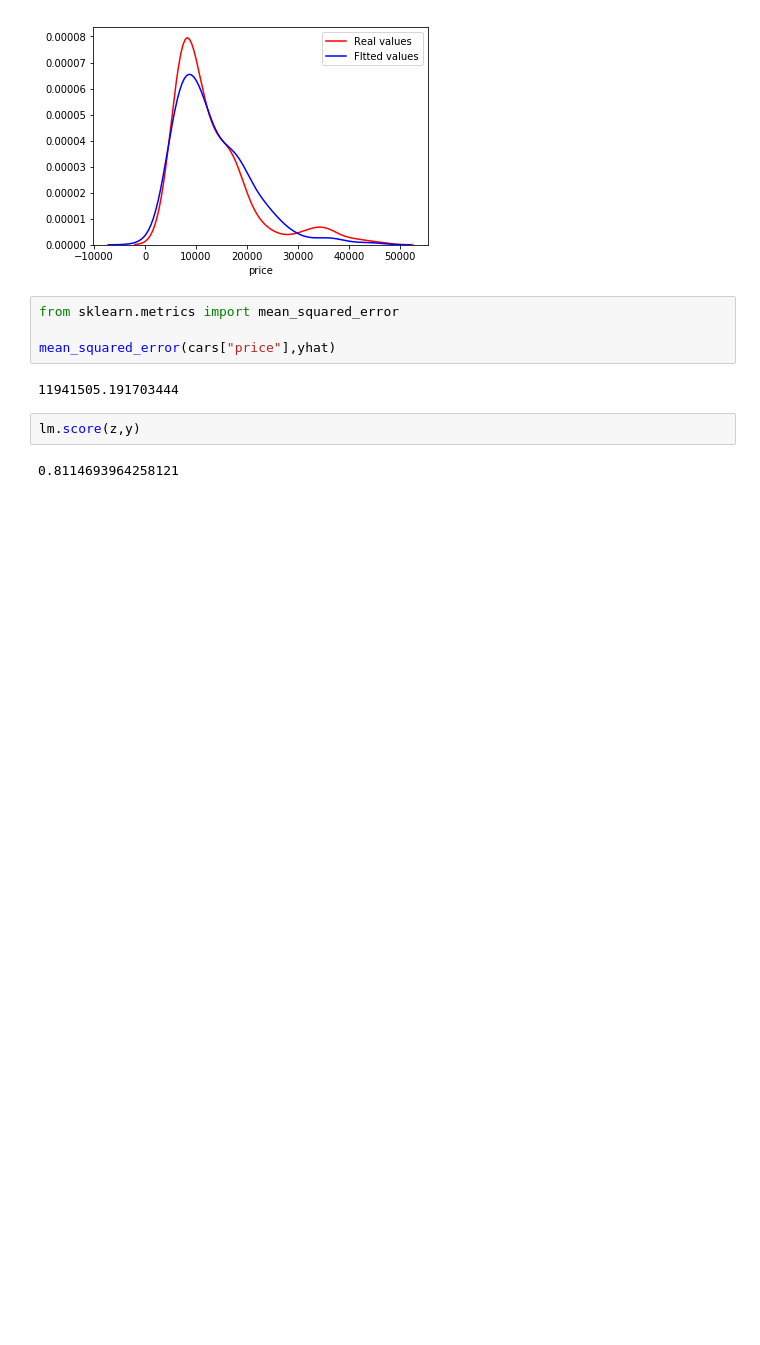
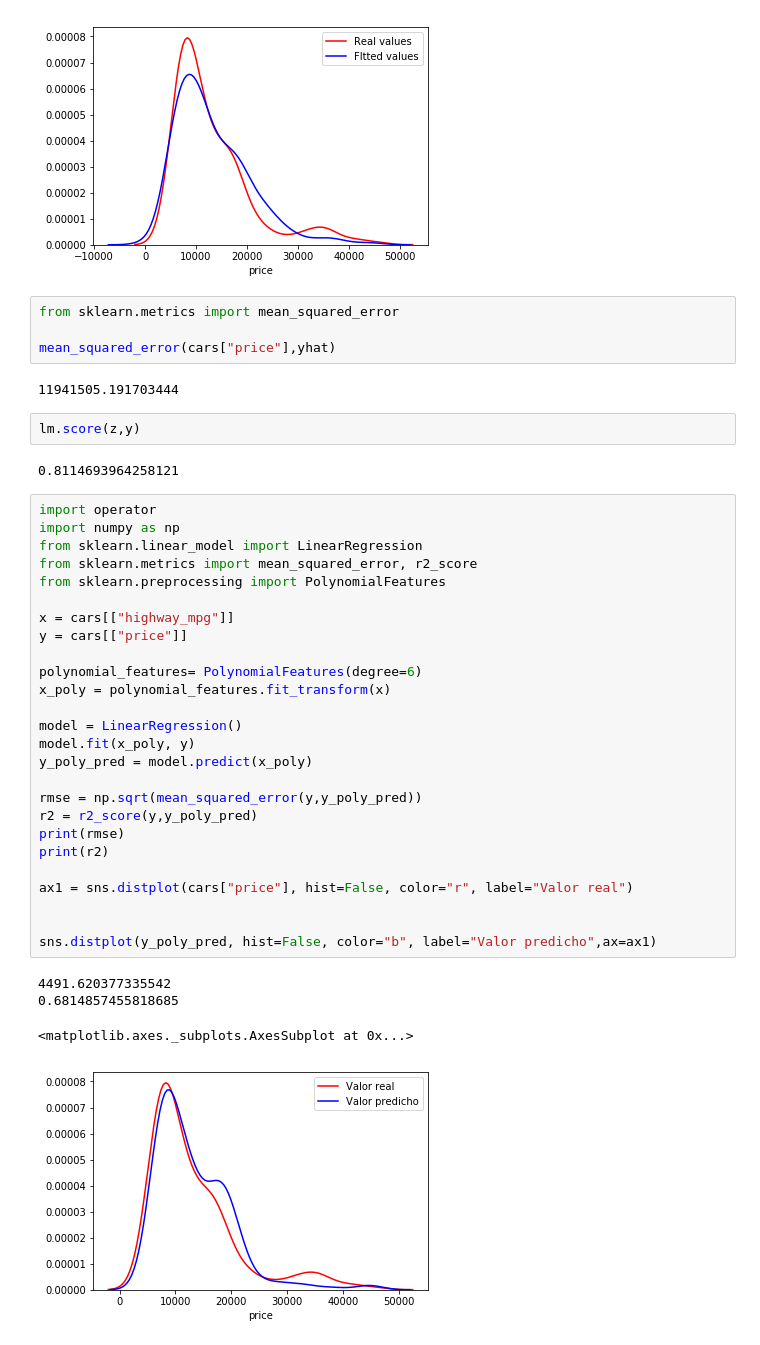
Before and after one commit to StarmasterArg/Cars-analysis, a Jupyter notebook: AUTOS.ipynb, the cells around one changed output. Drawn from its saved outputs; the diff is of its cells as text; blank space fills up the shorter version.

Commit message:
multiple poly regression

```diff
--- a/AUTOS.ipynb
+++ b/AUTOS.ipynb
@@ -392,3 +392,34 @@ mean_squared_error(cars["price"],yhat)
 lm.score(z,y)
 # %% [output]
 0.8114693964258121
+# %%
+import operator
+import numpy as np
+from sklearn.linear_model import LinearRegression
+from sklearn.metrics import mean_squared_error, r2_score
+from sklearn.preprocessing import PolynomialFeatures
+
+x = cars[["highway_mpg"]]
+y = cars[["price"]]
+
+polynomial_features= PolynomialFeatures(degree=6)
+x_poly = polynomial_features.fit_transform(x)
+
+model = LinearRegression()
+model.fit(x_poly, y)
+y_poly_pred = model.predict(x_poly)
+
+rmse = np.sqrt(mean_squared_error(y,y_poly_pred))
+r2 = r2_score(y,y_poly_pred)
+print(rmse)
+print(r2)
+
+ax1 = sns.distplot(cars["price"], hist=False, color="r", label="Valor real")
+
+
+sns.distplot(y_poly_pred, hist=False, color="b", label="Valor predicho",ax=ax1)
+# %% [output]
+4491.620377335542
+0.6814857455818685
+<matplotlib.axes._subplots.AxesSubplot at 0x...>
+[figure, added]
```
Also changed, not shown: parts of 3 cells of this notebook.
